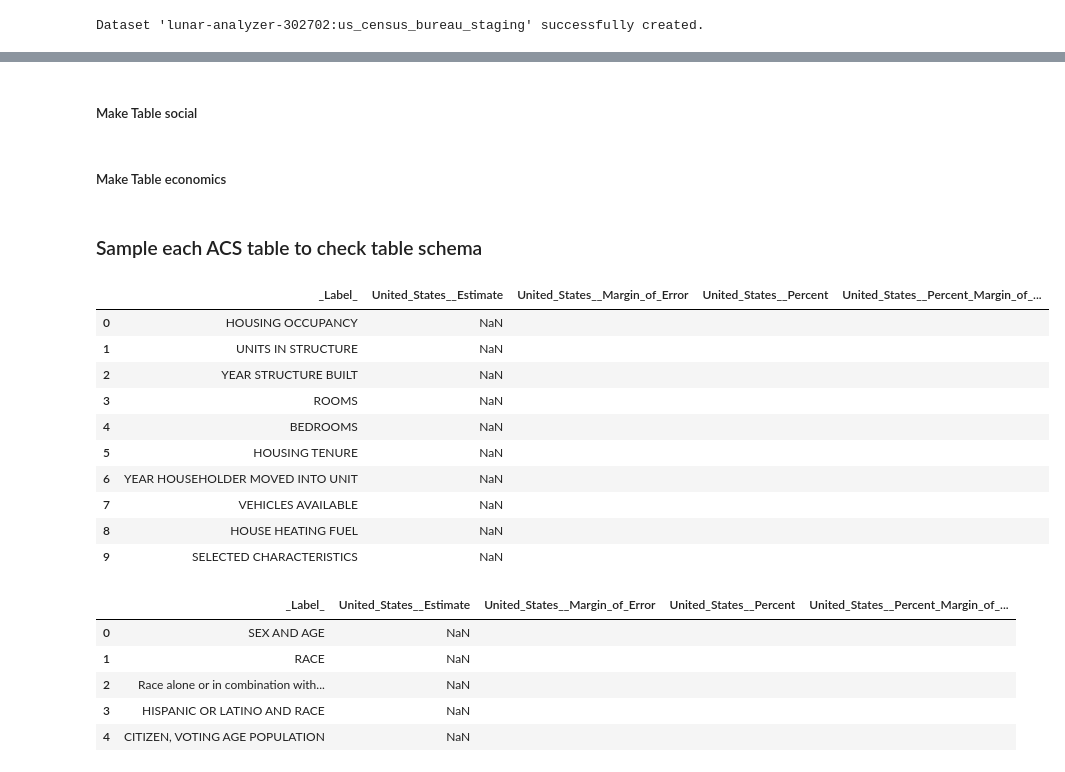
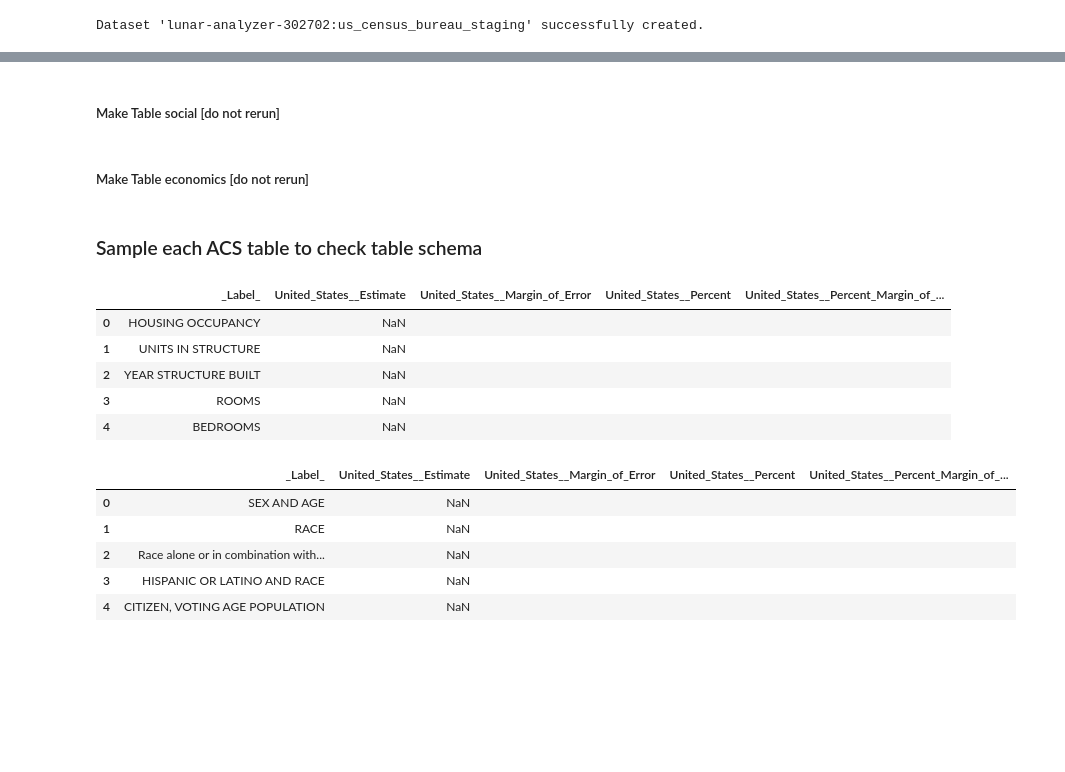
Before and after one commit to kimmisin/Elements-of-Databases, a Jupyter notebook: milestone1.ipynb, the cells around one changed output, grey strips where cells are left out. Cells and saved outputs as stored; diff of their text form; code cells hidden in the pictures; blank space fills up the shorter version.

```diff
--- a/milestone1.ipynb
+++ b/milestone1.ipynb
@@ -383,24 +425,19 @@ Waiting on bqjob_r32c58a3fb82a0a5a_00000178cce8a82e_1 ... (1s) Current status: D
 # %% [markdown]
-##### Make Table social
+##### Make Table social [do not rerun]
 # %% [markdown]
-##### Make Table economics
+##### Make Table economics [do not rerun]
 # %% [markdown]
 ### Sample each ACS table to check table schema
 # %%
 %%bigquery
-SELECT * FROM us_census_bureau_staging.housing LIMIT 10
+SELECT * FROM us_census_bureau_staging.housing LIMIT 5
 # %% [output]
 |  | _Label_ | United_States__Estimate | United_States__Margin_of_Error | United_States__Percent | United_States__Percent_Margin_of_... |
 | 0 | HOUSING OCCUPANCY | NaN |  |  |  |
 | 1 | UNITS IN STRUCTURE | NaN |  |  |  |
 | 2 | YEAR STRUCTURE BUILT | NaN |  |  |  |
 | 3 | ROOMS | NaN |  |  |  |
 | 4 | BEDROOMS | NaN |  |  |  |
-| 5 | HOUSING TENURE | NaN |  |  |  |
-| 6 | YEAR HOUSEHOLDER MOVED INTO UNIT | NaN |  |  |  |
-| 7 | VEHICLES AVAILABLE | NaN |  |  |  |
-| 8 | HOUSE HEATING FUEL | NaN |  |  |  |
-| 9 | SELECTED CHARACTERISTICS | NaN |  |  |  |
 # %%
 %%bigquery
 SELECT * FROM us_census_bureau_staging.demographics LIMIT 5
```
Also changed, not shown: parts of 30 cells of this notebook.
